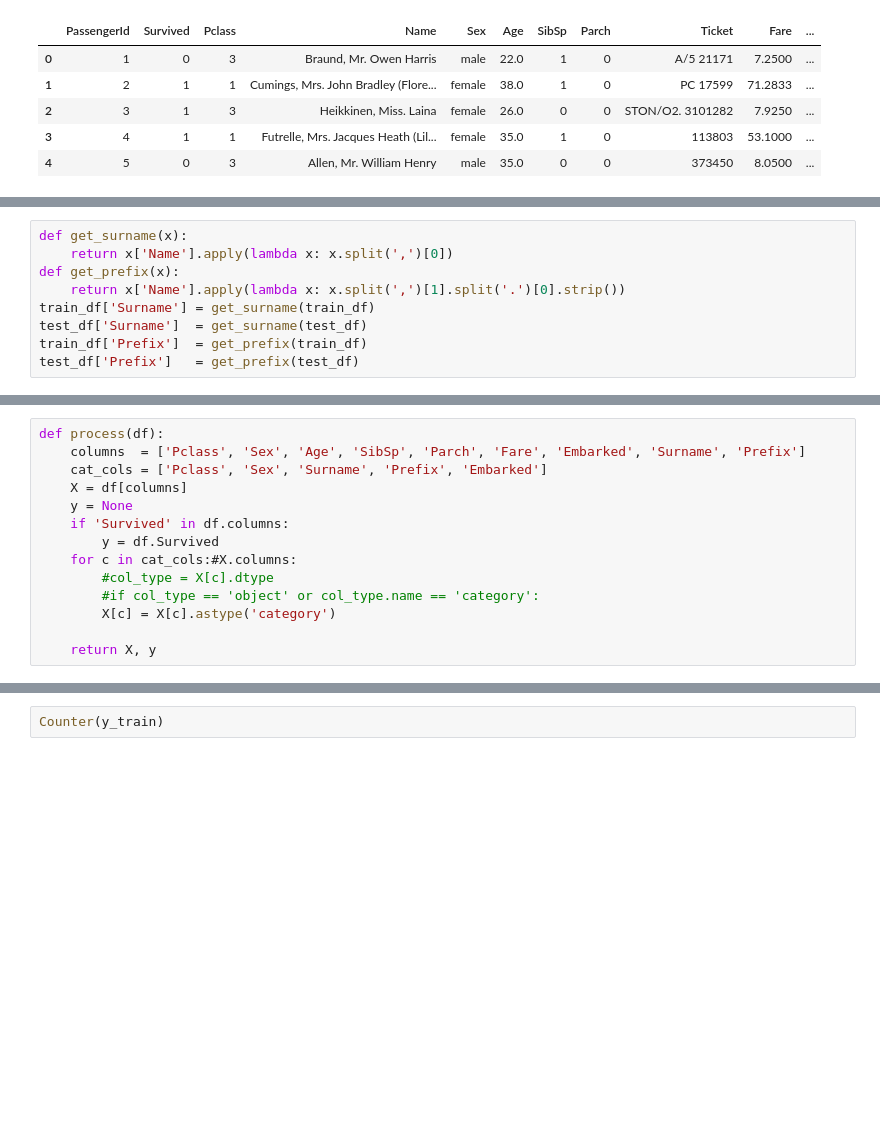
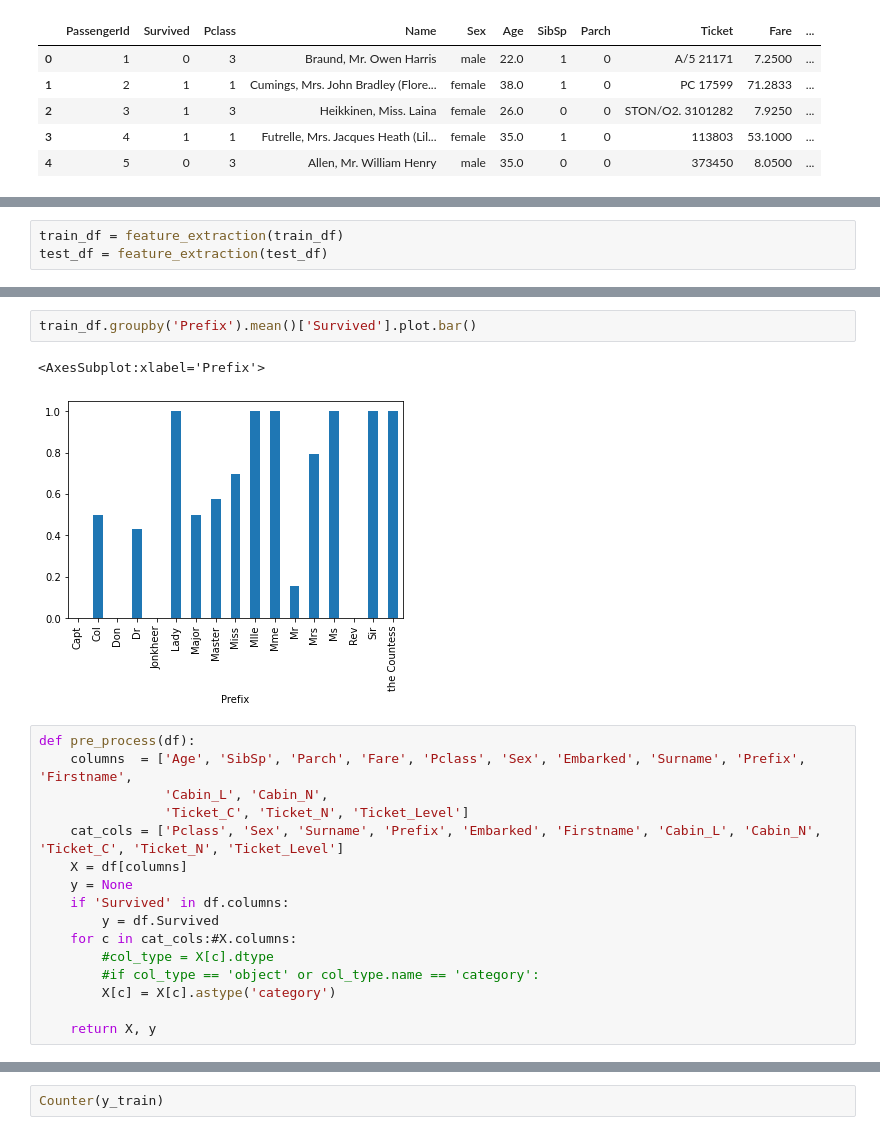
Before and after one commit to gibbona1/kaggle_titanic, a Jupyter notebook: eda.ipynb, the cells around one changed output, grey strips where cells are left out. Saved outputs shown, nothing was run; the diff lists cells and outputs as text; blank space fills up the shorter version.

```diff
--- a/eda.ipynb
+++ b/eda.ipynb
@@ -19,3 +64,6 @@ train_df.head()
+# %%
+train_df = feature_extraction(train_df)
+test_df = feature_extraction(test_df)
 # %%
 train_df[train_df.isna().any(axis=1)]
 # %% [output]
@@ -35,9 +82,0 @@ train_df[train_df.isna().any(axis=1)]
-# %%
-def get_surname(x):
-    return x['Name'].apply(lambda x: x.split(',')[0])
-def get_prefix(x):
-    return x['Name'].apply(lambda x: x.split(',')[1].split('.')[0].strip())
-train_df['Surname'] = get_surname(train_df)
-test_df['Surname']  = get_surname(test_df)
-train_df['Prefix']  = get_prefix(train_df)
-test_df['Prefix']   = get_prefix(test_df)
@@ -50,7 +103,14 @@ array(['Mr', 'Mrs', 'Miss', 'Master', 'Don', 'Rev', 'Dr', 'Mme', 'Ms',
+# %%
+train_df.groupby('Prefix').mean()['Survived'].plot.bar()
+# %% [output]
+<AxesSubplot:xlabel='Prefix'>
+[figure, added]
 # %%
-def process(df):
-    columns  = ['Pclass', 'Sex', 'Age', 'SibSp', 'Parch', 'Fare', 'Embarked', 'Surname', 'Prefix']
-    cat_cols = ['Pclass', 'Sex', 'Surname', 'Prefix', 'Embarked']
+def pre_process(df):
+    columns  = ['Age', 'SibSp', 'Parch', 'Fare', 'Pclass', 'Sex', 'Embarked', 'Surname', 'Prefix', 'Firstname',
+                'Cabin_L', 'Cabin_N',
+                'Ticket_C', 'Ticket_N', 'Ticket_Level']
+    cat_cols = ['Pclass', 'Sex', 'Surname', 'Prefix', 'Embarked', 'Firstname', 'Cabin_L', 'Cabin_N', 'Ticket_C', 'Ticket_N', 'Ticket_Level']
     X = df[columns]
     y = None
     if 'Survived' in df.columns:
```
Also changed, not shown: parts of 14 cells of this notebook.
